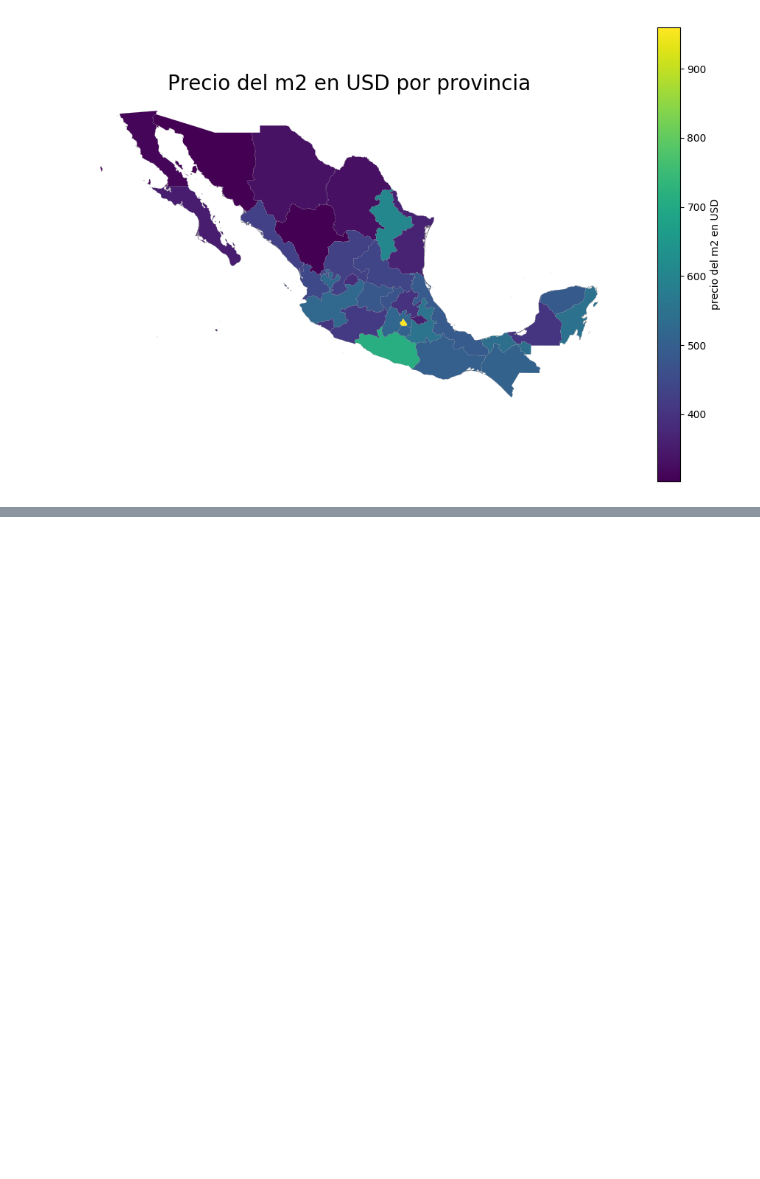
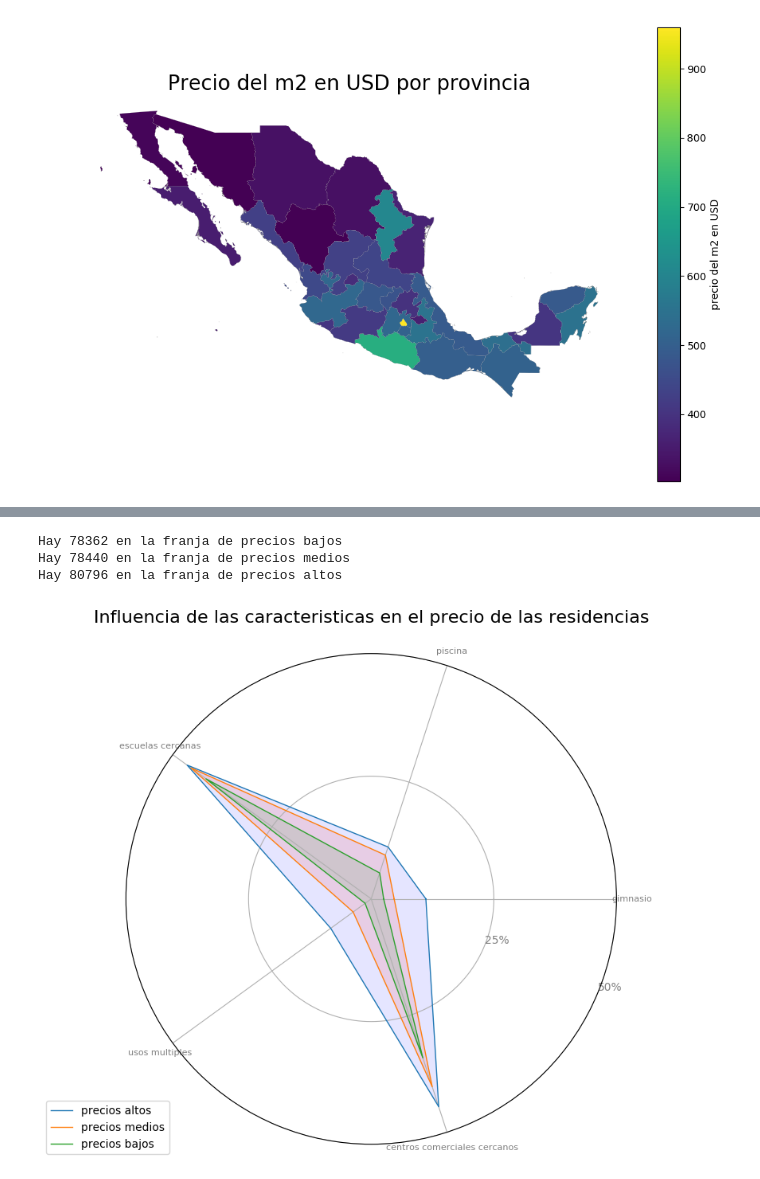
Before and after one commit to petermacgaul/orgaDatos-1, a Jupyter notebook: TP1/02-AnalisisMetroCuadrado.ipynb, the cells around one changed output, grey strips where cells are left out. Saved outputs shown, nothing was run; the diff lists cells and outputs as text; code cells hidden in the pictures; blank space fills up the shorter version.

Commit message:
influencia caracteristicas en precio residencias

```diff
--- a/TP1/02-AnalisisMetroCuadrado.ipynb
+++ b/TP1/02-AnalisisMetroCuadrado.ipynb
@@ -291,3 +287,7 @@ cbar = fig.colorbar(sm)
 cbar.set_label('precio del m2 en USD');
 # %% [output]
 [figure]
+# %%
+residencial = ['Apartamento', 'Casa en condominio', 'Casa', 'Edificio', 'Duplex']
+# %%
+df['esResidencial'] = df['tipodepropiedad'].isin(residencial)
@@ -293,0 +306,15 @@ cbar.set_label('precio del m2 en USD');
+# %%
+limiteBaratos = df['preciom2USD'].quantile(.33)
+limiteMedio = df['preciom2USD'].quantile(.66)
+
+preciosBajos = df.loc[df['preciom2USD'] < limiteBaratos]
+preciosMedios = df.loc[(df['preciom2USD'] >= limiteBaratos) & (df['preciom2USD'] < limiteMedio)]
+preciosAltos = df.loc[df['preciom2USD'] >= limiteMedio]
+# %%
+print(f'Hay {len(preciosBajos)} en la franja de precios bajos')
+print(f'Hay {len(preciosMedios)} en la franja de precios medios')
+print(f'Hay {len(preciosAltos)} en la franja de precios altos')
+# %% [output]
+Hay 78362 en la franja de precios bajos
+Hay 78440 en la franja de precios medios
+Hay 80796 en la franja de precios altos
@@ -293,0 +367,19 @@ cbar.set_label('precio del m2 en USD');
+# %%
+def caracteristicas(df, preciosstr):
+    columns = ['gimnasio', 'piscina', 'escuelas cercanas', 'usos multiples', 'centros comerciales cercanos']
+    c = pd.DataFrame([df['gimnasio'].mean(),
+    df['piscina'].mean(),
+    df['escuelascercanas'].mean(),
+    df['usosmultiples'].mean(),
+    df['centroscomercialescercanos'].mean()], columns=[preciosstr]).T
+    c.columns = columns
+
+    return c
+# %%
+#precios_chart(caracteristicas(preciosAltos).append(caracteristicas(preciosMedios)).append(caracteristicas(preciosBajos)).reset_index())
+df_caracteristicas = caracteristicas(preciosAltos, 'precios altos').append(
+                        caracteristicas(preciosMedios, 'precios medios').append(
+                            caracteristicas(preciosBajos, 'precios bajos'))).reset_index()
+precios_chart(df_caracteristicas)
+# %% [output]
+[figure, added]
```
Also changed, not shown: parts of 7 cells of this notebook.
